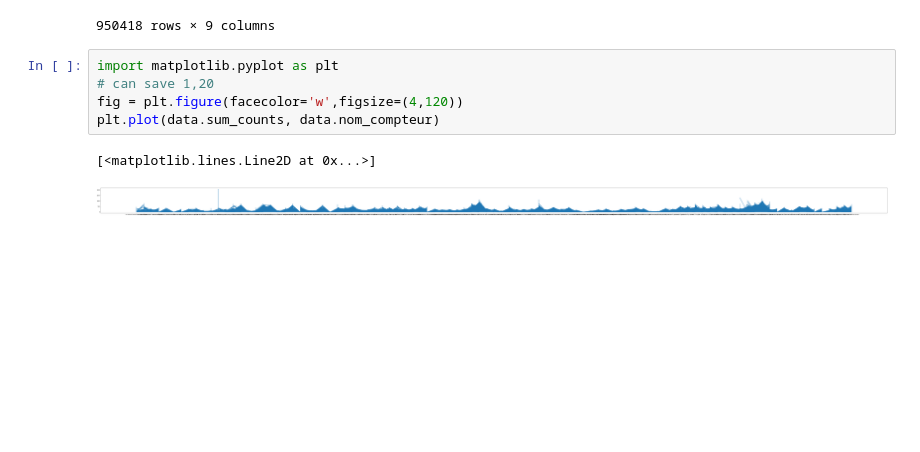
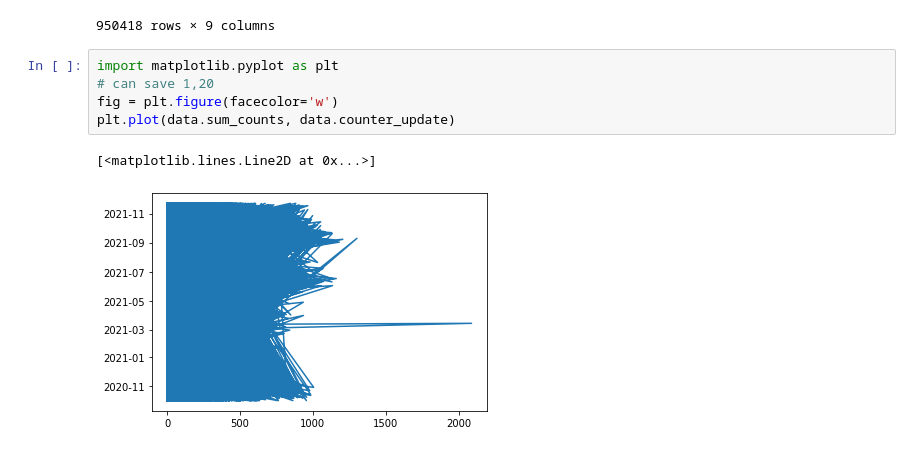
Before and after one commit to vikmanatusEurelis/ai-school-training, a Jupyter notebook: data_cleaning.ipynb, the cells around one changed output. Cells and saved outputs as stored; diff of their text form; blank space fills up the shorter version.

```diff
--- a/data_cleaning.ipynb
+++ b/data_cleaning.ipynb
@@ -116,8 +116,8 @@ data
 # %%
 import matplotlib.pyplot as plt
 # can save 1,20
-fig = plt.figure(facecolor='w',figsize=(4,120))
-plt.plot(data.sum_counts, data.nom_compteur)
+fig = plt.figure(facecolor='w')
+plt.plot(data.sum_counts, data.counter_update)
 # %% [output]
 [<matplotlib.lines.Line2D at 0x...>]
-[figure, old version]
+[figure, new version]
```
Also changed, not shown: 1 other file.
